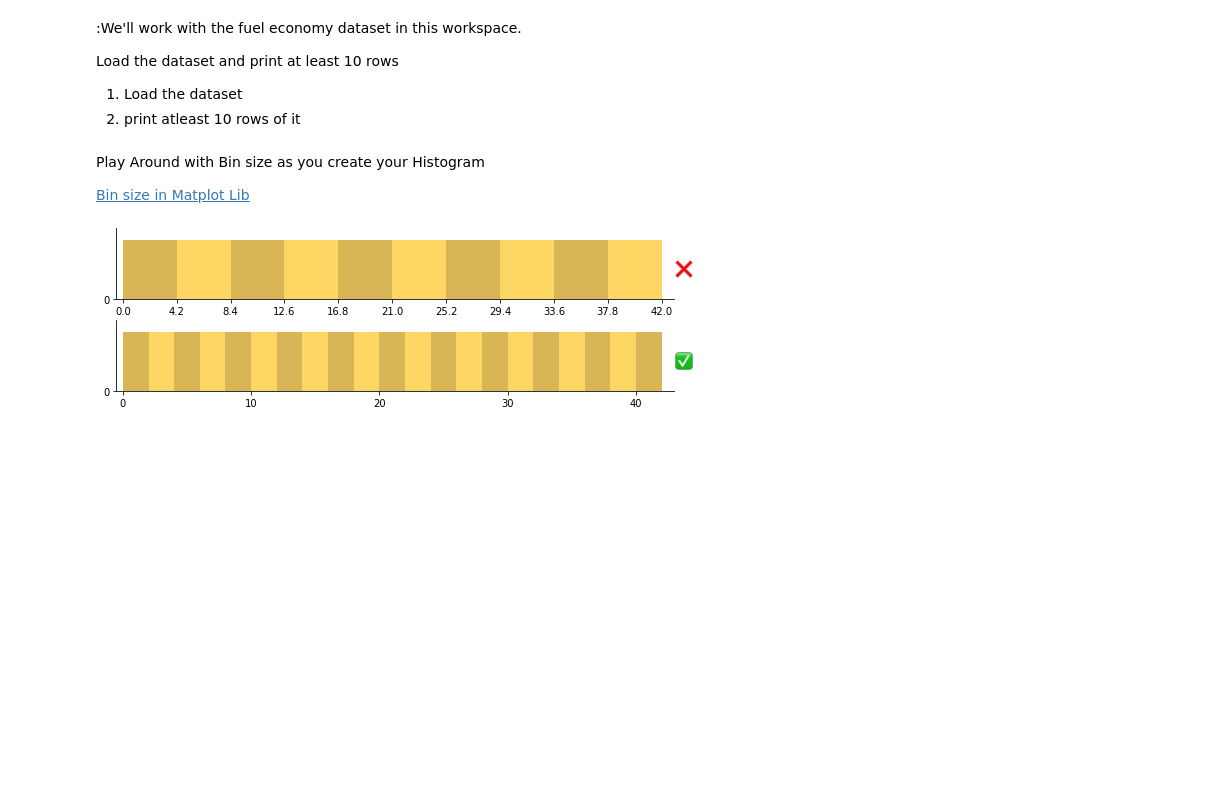
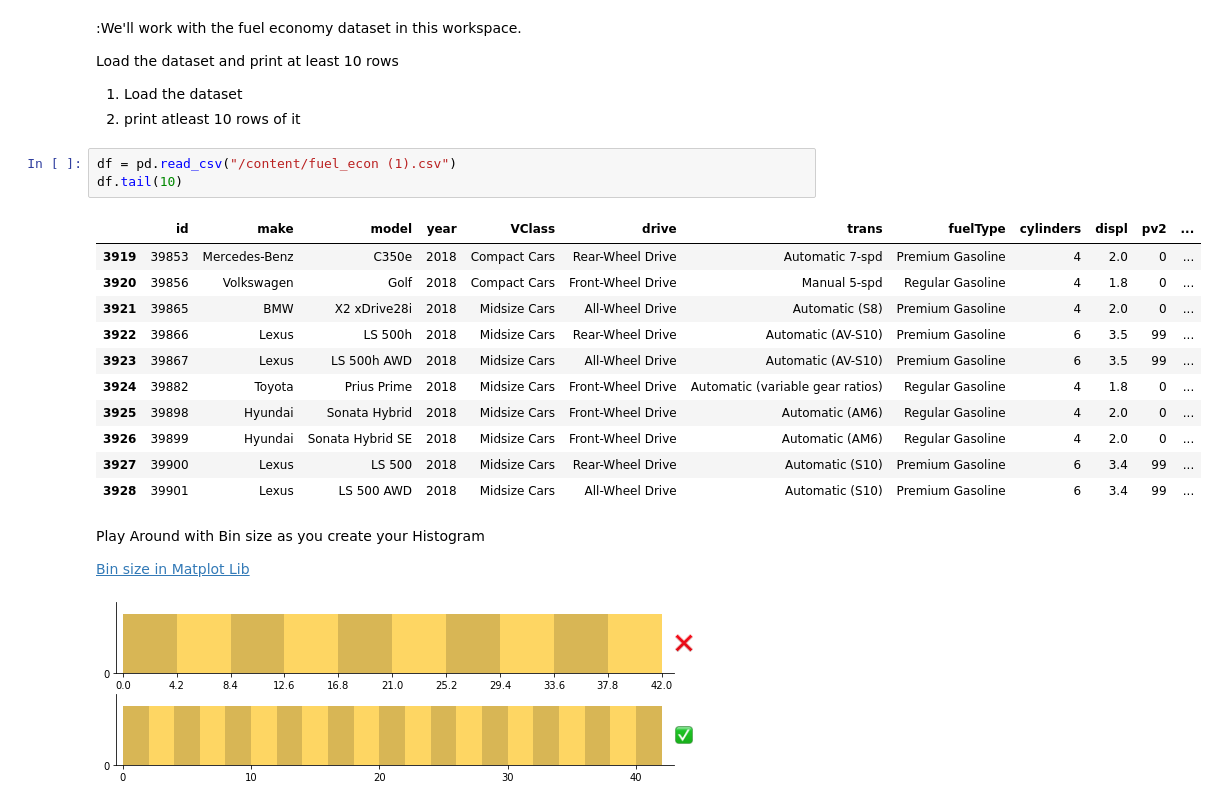
Before and after one commit to excelasaph/Project-Plotting--Peer-Group-6, a Jupyter notebook: Plotting_Assignment.ipynb, the cells around one changed output. Cells and saved outputs as stored; diff of their text form; blank space fills up the shorter version.

Commit message:
Loaded the "fuel_econ (1).csv" dataset and printed 10 rows of it

```diff
--- a/Plotting_Assignment.ipynb
+++ b/Plotting_Assignment.ipynb
@@ -27,6 +27,21 @@ Load the dataset and print at least 10 rows
 
 1.   Load the dataset
 2.   print atleast 10 rows of it
+# %%
+df = pd.read_csv("/content/fuel_econ (1).csv")
+df.tail(10)
+# %% [output]
+|  | id | make | model | year | VClass | drive | trans | fuelType | cylinders | displ | pv2 | ... |
+| 3919 | 39853 | Mercedes-Benz | C350e | 2018 | Compact Cars | Rear-Wheel Drive | Automatic 7-spd | Premium Gasoline | 4 | 2.0 | 0 | ... |
+| 3920 | 39856 | Volkswagen | Golf | 2018 | Compact Cars | Front-Wheel Drive | Manual 5-spd | Regular Gasoline | 4 | 1.8 | 0 | ... |
+| 3921 | 39865 | BMW | X2 xDrive28i | 2018 | Midsize Cars | All-Wheel Drive | Automatic (S8) | Premium Gasoline | 4 | 2.0 | 0 | ... |
+| 3922 | 39866 | Lexus | LS 500h | 2018 | Midsize Cars | Rear-Wheel Drive | Automatic (AV-S10) | Premium Gasoline | 6 | 3.5 | 99 | ... |
+| 3923 | 39867 | Lexus | LS 500h AWD | 2018 | Midsize Cars | All-Wheel Drive | Automatic (AV-S10) | Premium Gasoline | 6 | 3.5 | 99 | ... |
+| 3924 | 39882 | Toyota | Prius Prime | 2018 | Midsize Cars | Front-Wheel Drive | Automatic (variable gear ratios) | Regular Gasoline | 4 | 1.8 | 0 | ... |
+| 3925 | 39898 | Hyundai | Sonata Hybrid | 2018 | Midsize Cars | Front-Wheel Drive | Automatic (AM6) | Regular Gasoline | 4 | 2.0 | 0 | ... |
+| 3926 | 39899 | Hyundai | Sonata Hybrid SE | 2018 | Midsize Cars | Front-Wheel Drive | Automatic (AM6) | Regular Gasoline | 4 | 2.0 | 0 | ... |
+| 3927 | 39900 | Lexus | LS 500 | 2018 | Midsize Cars | Rear-Wheel Drive | Automatic (S10) | Premium Gasoline | 6 | 3.4 | 99 | ... |
+| 3928 | 39901 | Lexus | LS 500 AWD | 2018 | Midsize Cars | All-Wheel Drive | Automatic (S10) | Premium Gasoline | 6 | 3.4 | 99 | ... |
 # %% [markdown]
 Play Around with Bin size as you create your Histogram
 
```
